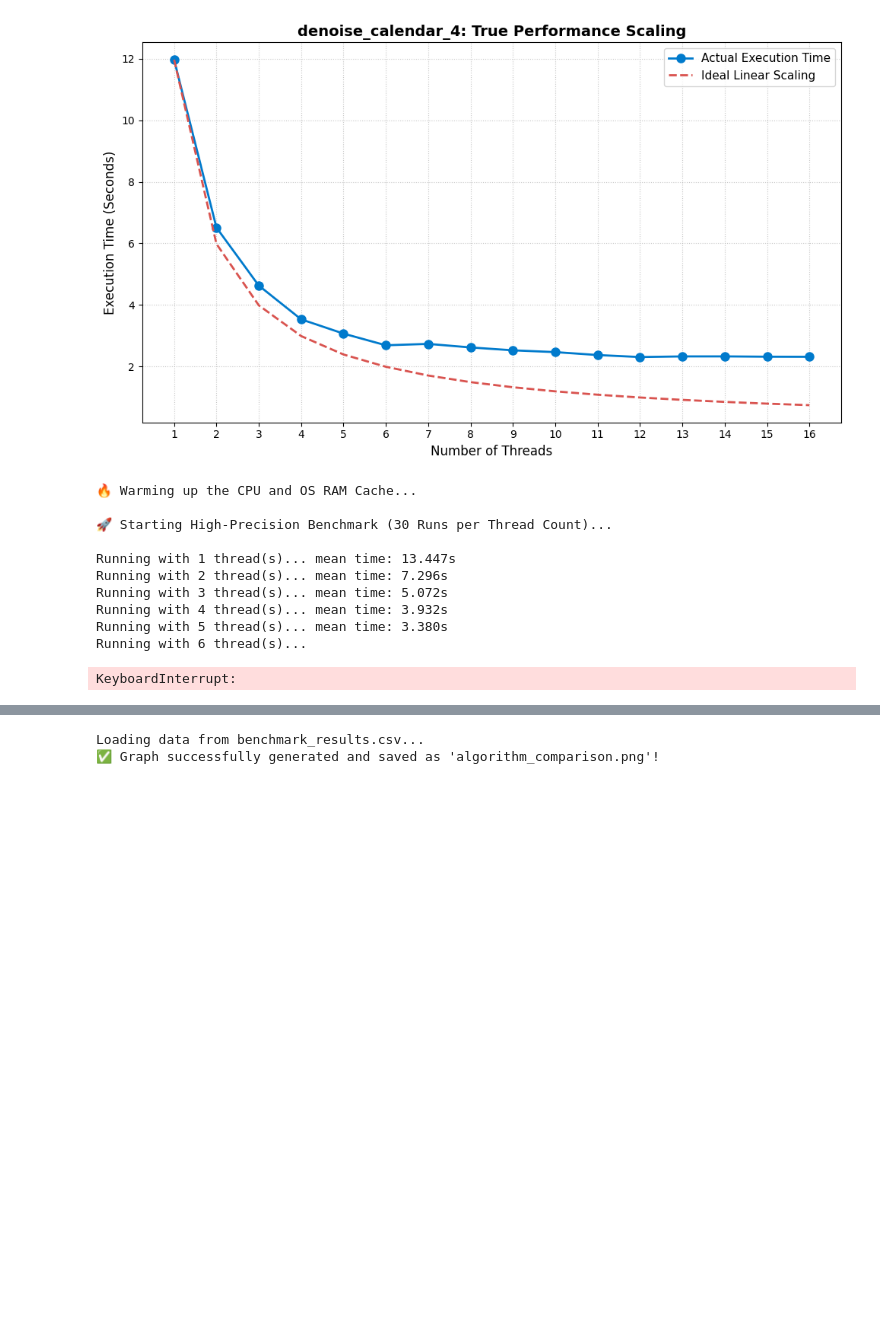
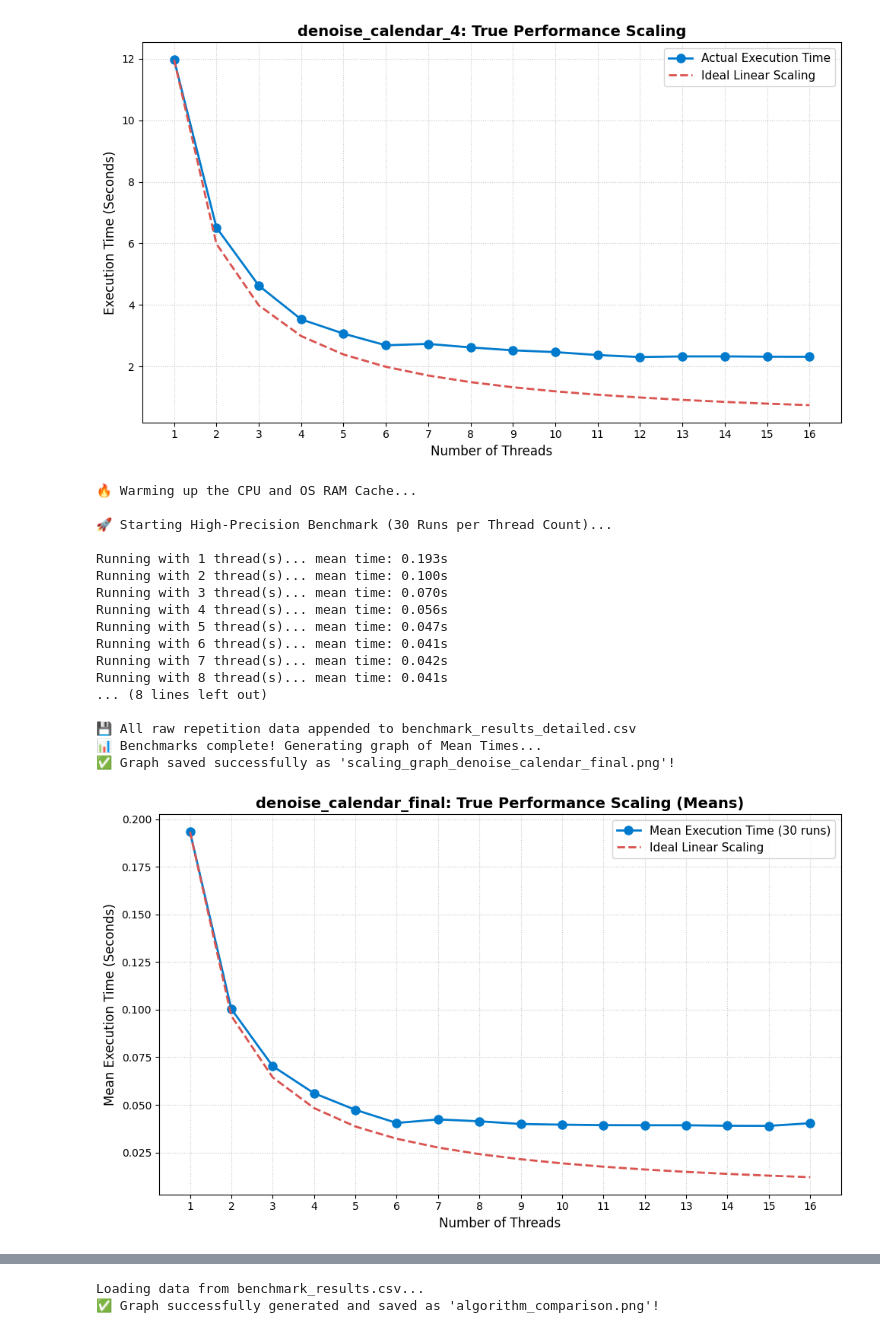
Before and after one commit to lorenzo-marranini/Computer-Architecture-Project, a Jupyter notebook: src/analysis.ipynb, the cells around one changed output, grey strips where cells are left out. Drawn from its saved outputs; the diff is of its cells as text; code cells hidden in the pictures; blank space fills up the shorter version.

```diff
--- a/src/analysis.ipynb
+++ b/src/analysis.ipynb
@@ -14,7 +14,7 @@ CSV_FILENAME = 'benchmark_results.csv'
 
 # Extract just the program name for the CSV (e.g., 'denoise_calendar_3')
 program_name = PROGRAM_CMD[0].split('/')[-1]
-
+noise_name = PROGRAM_CMD[2].split('.')[0]  # e.g., 'noise' from 'noise.ppm'
 print("🔥 Warming up the CPU and OS RAM Cache...")
 # This run is NOT timed. It just forces the file into memory and wakes up the CPU.
 subprocess.run(PROGRAM_CMD + ['1'], stdout=subprocess.DEVNULL, stderr=subprocess.DEVNULL)
@@ -51,7 +51,7 @@ with open(CSV_FILENAME, mode='a', newline='') as csv_file:
         execution_times.append(best_time)
 
         # Write the result directly to the CSV
-        writer.writerow([program_name, threads, best_time])
+        writer.writerow([program_name, noise_name, threads, best_time])
 
         print(f" best time: {best_time:.3f}s (out of {RUNS_PER_TEST} runs)")
 
@@ -310,15 +310,15 @@ import os
 import statistics
 
 # --- CONFIGURATION ---
-PROGRAM_CMD = ['./../denoise_calendar_final', '../noise.ppm', 'result.ppm']
-THREAD_COUNTS = [1, 2, 3, 4, 5, 6, 7, 8, 9, 10, 11, 12, 13, 14, 15, 16]
+PROGRAM_CMD = ['./../denoise_calendar_final', '../noise_640x426.ppm', 'result.ppm']
+THREAD_COUNTS = [1,2,3,4,5,6,7,8,9,10,11,12,13,14,15,16]
 RUNS_PER_TEST = 30  # Run each test 30 times for a statistically significant mean
 CSV_FILENAME = 'benchmark_results_detailed.csv' # Changed filename to avoid column mismatch with old data
 # ---------------------
 
 # Extract just the program name for the CSV (e.g., 'denoise_calendar_3')
 program_name = PROGRAM_CMD[0].split('/')[-1]
-
+noise_name = PROGRAM_CMD[1]  # e.g., 'noise' from 'noise.ppm'
 print("🔥 Warming up the CPU and OS RAM Cache...")
 # This run is NOT timed. It just forces the file into memory and wakes up the CPU.
 subprocess.run(PROGRAM_CMD + ['1'], stdout=subprocess.DEVNULL, stderr=subprocess.DEVNULL)
@@ -334,7 +334,7 @@ with open(CSV_FILENAME, mode='a', newline='') as csv_file:
     writer = csv.writer(csv_file)
     if write_header:
         # Added 'Repetition' to the header
-        writer.writerow(['Program Name', 'Thread Count', 'Repetition', 'Time (Seconds)'])
+        writer.writerow(['Program Name', 'Noise Name', 'Thread Count', 'Repetition', 'Time (Seconds)'])
 
     print("\n🚀 Starting High-Precision Benchmark (30 Runs per Thread Count)...\n")
 
@@ -355,7 +355,7 @@ with open(CSV_FILENAME, mode='a', newline='') as csv_file:
 
             # Write EACH individual repetition to the CSV immediately
             # rep + 1 so it counts from 1 to 30 instead of 0 to 29
-            writer.writerow([program_name, threads, rep + 1, run_time])
+            writer.writerow([program_name,noise_name, threads, rep + 1, run_time])
 
             # Force write to disk just in case the script is interrupted
             csv_file.flush()
@@ -369,40 +369,47 @@ with open(CSV_FILENAME, mode='a', newline='') as csv_file:
 print(f"\n💾 All raw repetition data appended to {CSV_FILENAME}")
 print("📊 Benchmarks complete! Generating graph of Mean Times...")
 
 # Calculate ideal scaling based on the completely warmed-up 1-thread MEAN time
 base_time = mean_execution_times[0]
 ideal_times = [base_time / t for t in THREAD_COUNTS]
 
 # Draw the graph
 plt.figure(figsize=(10, 6))
 plt.plot(THREAD_COUNTS, mean_execution_times, marker='o', markersize=8,
          linestyle='-', color='#007acc', linewidth=2, label='Mean Execution Time (30 runs)')
 plt.plot(THREAD_COUNTS, ideal_times, marker='',
          linestyle='--', color='#d9534f', linewidth=2, label='Ideal Linear Scaling')
 
 plt.title(f'{program_name}: True Performance Scaling (Means)', fontsize=14, fontweight='bold')
 plt.xlabel('Number of Threads', fontsize=12)
 plt.ylabel('Mean Execution Time (Seconds)', fontsize=12)
 plt.xticks(THREAD_COUNTS)
 plt.grid(True, linestyle=':', alpha=0.7)
 plt.legend(fontsize=11)
 
 plt.tight_layout()
 graph_filename = f'scaling_graph_{program_name}.png'
 plt.savefig(graph_filename, dpi=300)
 print(f"✅ Graph saved successfully as '{graph_filename}'!")
 # %% [output]
 🔥 Warming up the CPU and OS RAM Cache...
 
 🚀 Starting High-Precision Benchmark (30 Runs per Thread Count)...
 
-Running with 1 thread(s)... mean time: 13.447s
-Running with 2 thread(s)... mean time: 7.296s
-Running with 3 thread(s)... mean time: 5.072s
-Running with 4 thread(s)... mean time: 3.932s
-Running with 5 thread(s)... mean time: 3.380s
-Running with 6 thread(s)...
+Running with 1 thread(s)... mean time: 0.193s
+Running with 2 thread(s)... mean time: 0.100s
+Running with 3 thread(s)... mean time: 0.070s
+Running with 4 thread(s)... mean time: 0.056s
+Running with 5 thread(s)... mean time: 0.047s
+Running with 6 thread(s)... mean time: 0.041s
+Running with 7 thread(s)... mean time: 0.042s
+Running with 8 thread(s)... mean time: 0.041s
+... (8 lines left out)
+
+💾 All raw repetition data appended to benchmark_results_detailed.csv
+📊 Benchmarks complete! Generating graph of Mean Times...
+✅ Graph saved successfully as 'scaling_graph_denoise_calendar_final.png'!
-KeyboardInterrupt:
+[figure, added]
 # %%
 import subprocess
 import re
```
Also changed, not shown: parts of 4 cells of this notebook, 8 other files.
